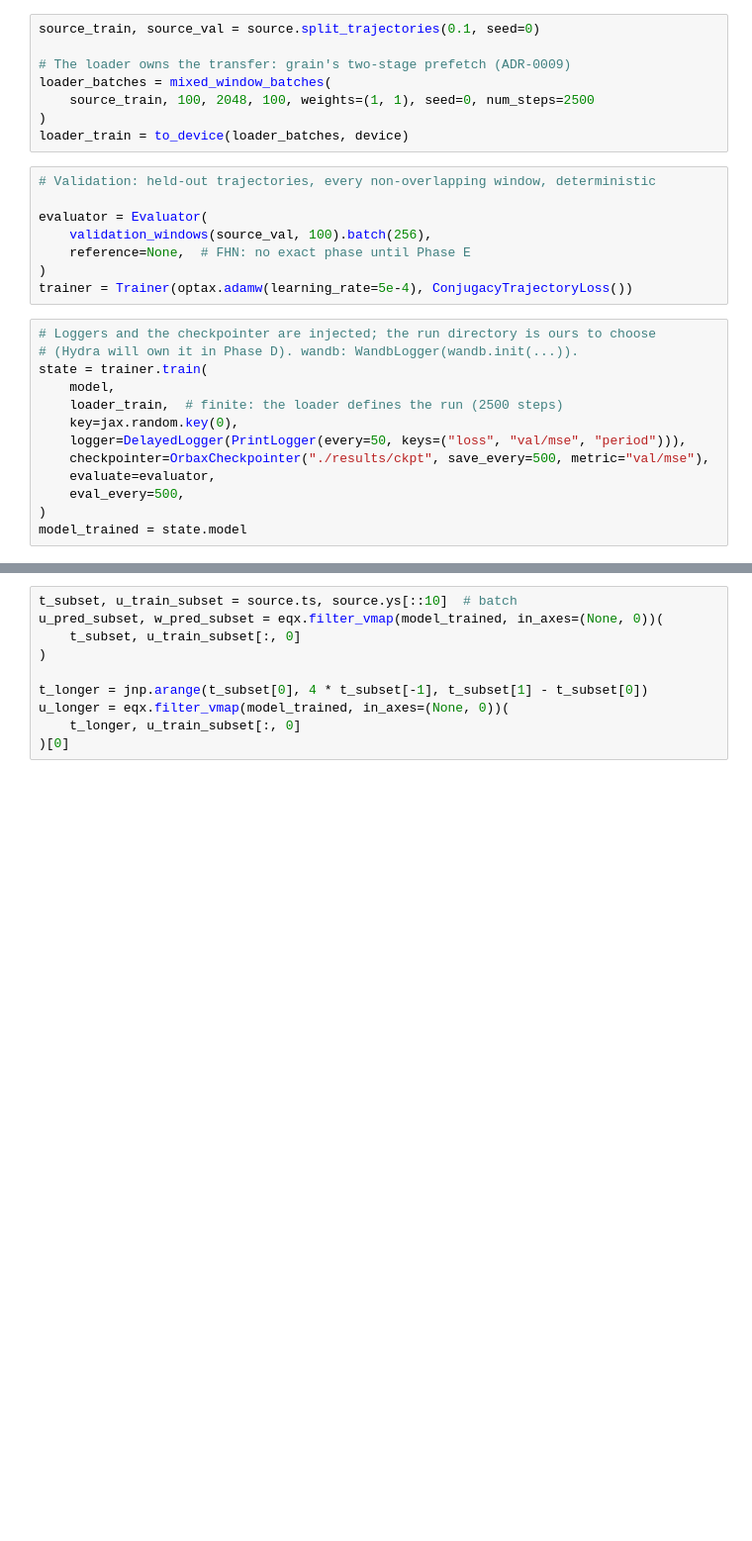
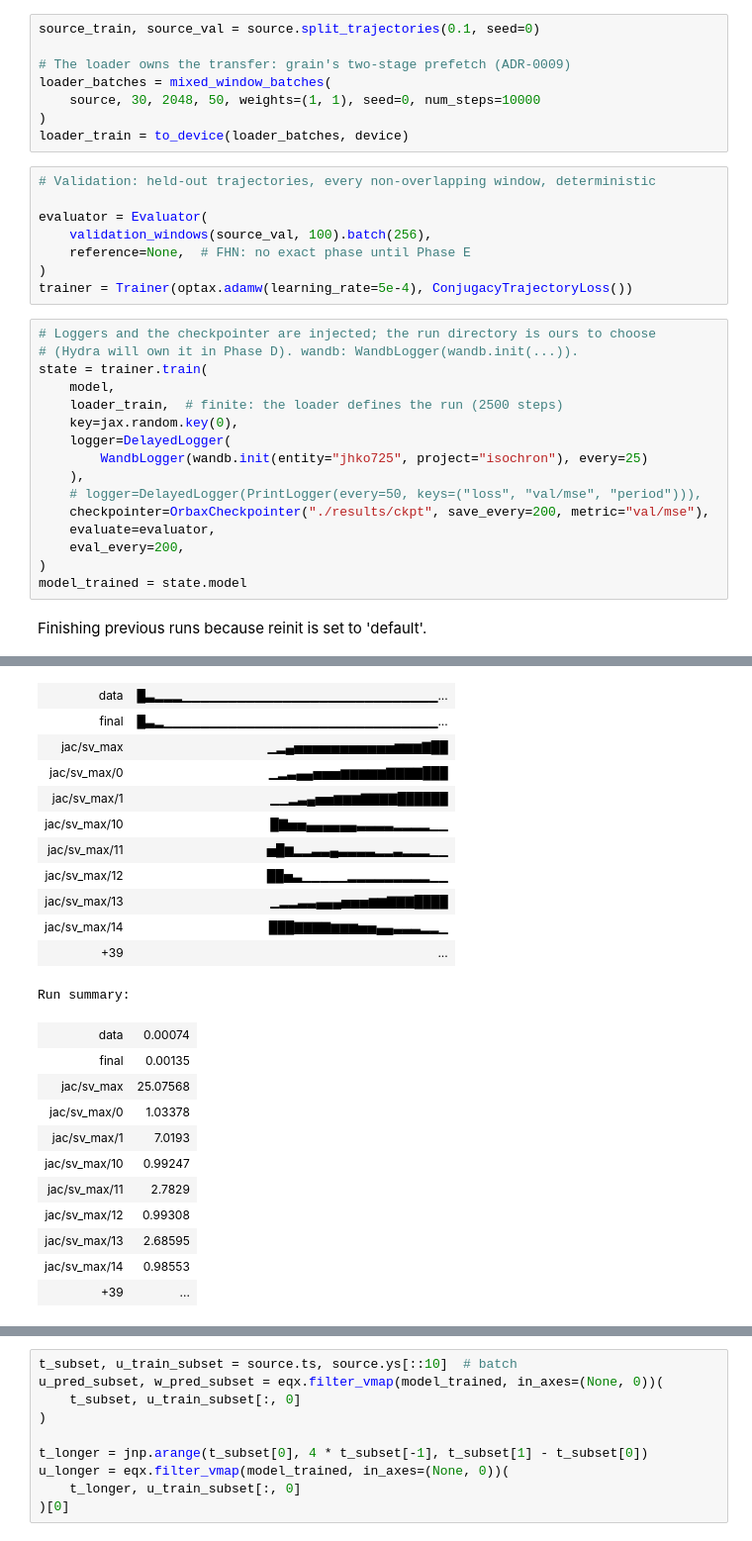
Before and after one commit to Jhko725/deep_isochron, a Jupyter notebook: prototype.ipynb, the cells around one changed output, grey strips where cells are left out. Shown at 99% size. Cells and saved outputs as stored; diff of their text form; blank space fills up the shorter version.

```diff
--- a/prototype.ipynb
+++ b/prototype.ipynb
@@ -225,7 +246,7 @@ source_train, source_val = source.split_trajectories(0.1, seed=0)
 
 # The loader owns the transfer: grain's two-stage prefetch (ADR-0009)
 loader_batches = mixed_window_batches(
-    source_train, 100, 2048, 100, weights=(1, 1), seed=0, num_steps=2500
+    source, 30, 2048, 50, weights=(1, 1), seed=0, num_steps=10000
 )
 loader_train = to_device(loader_batches, device)
 # %%
@@ -243,10 +264,14 @@ state = trainer.train(
     model,
     loader_train,  # finite: the loader defines the run (2500 steps)
     key=jax.random.key(0),
-    logger=DelayedLogger(PrintLogger(every=50, keys=("loss", "val/mse", "period"))),
-    checkpointer=OrbaxCheckpointer("./results/ckpt", save_every=500, metric="val/mse"),
+    logger=DelayedLogger(
+        WandbLogger(wandb.init(entity="jhko725", project="isochron"), every=25)
+    ),
+    # logger=DelayedLogger(PrintLogger(every=50, keys=("loss", "val/mse", "period"))),
+    checkpointer=OrbaxCheckpointer("./results/ckpt", save_every=200, metric="val/mse"),
     evaluate=evaluator,
-    eval_every=500,
+    eval_every=200,
 )
 model_trained = state.model
 # %% [output]
+Finishing previous runs because reinit is set to 'default'.
@@ -269,0 +280,23 @@ step 2500 | val/mse: 0.007808 | period: -11.23
+| data | █▃▂▂▂▁▁▁▁▁▁▁▁▁▁▁▁▁▁▁▁▁▁▁▁▁▁▁▁▁▁▁▁... |
+| final | █▃▂▁▁▁▁▁▁▁▁▁▁▁▁▁▁▁▁▁▁▁▁▁▁▁▁▁▁▁▁▁▁... |
+| jac/sv_max | ▁▂▄▅▅▅▅▅▅▅▅▅▅▅▆▆▆▇██ |
+| jac/sv_max/0 | ▁▂▃▄▄▅▅▅▆▆▆▆▆▇▇▇▇███ |
+| jac/sv_max/1 | ▁▁▂▃▄▅▅▆▆▆▇▇▇▇██████ |
+| jac/sv_max/10 | █▇▅▅▄▄▄▄▄▄▃▃▃▃▂▂▂▂▁▁ |
+| jac/sv_max/11 | ▅█▆▂▂▃▃▄▃▃▃▃▂▂▃▂▂▂▁▁ |
+| jac/sv_max/12 | ██▅▃▁▁▁▁▁▂▂▂▂▂▂▂▂▂▁▁ |
+| jac/sv_max/13 | ▁▂▂▃▃▄▄▄▅▅▅▆▆▇▇▇████ |
+| jac/sv_max/14 | ███▇▇▇▇▆▆▆▅▅▄▄▃▃▃▂▂▁ |
+| +39 | ... |
+Run summary:
+| data | 0.00074 |
+| final | 0.00135 |
+| jac/sv_max | 25.07568 |
+| jac/sv_max/0 | 1.03378 |
+| jac/sv_max/1 | 7.0193 |
+| jac/sv_max/10 | 0.99247 |
+| jac/sv_max/11 | 2.7829 |
+| jac/sv_max/12 | 0.99308 |
+| jac/sv_max/13 | 2.68595 |
+| jac/sv_max/14 | 0.98553 |
+| +39 | ... |
```
Also changed, not shown: parts of 16 cells of this notebook.
